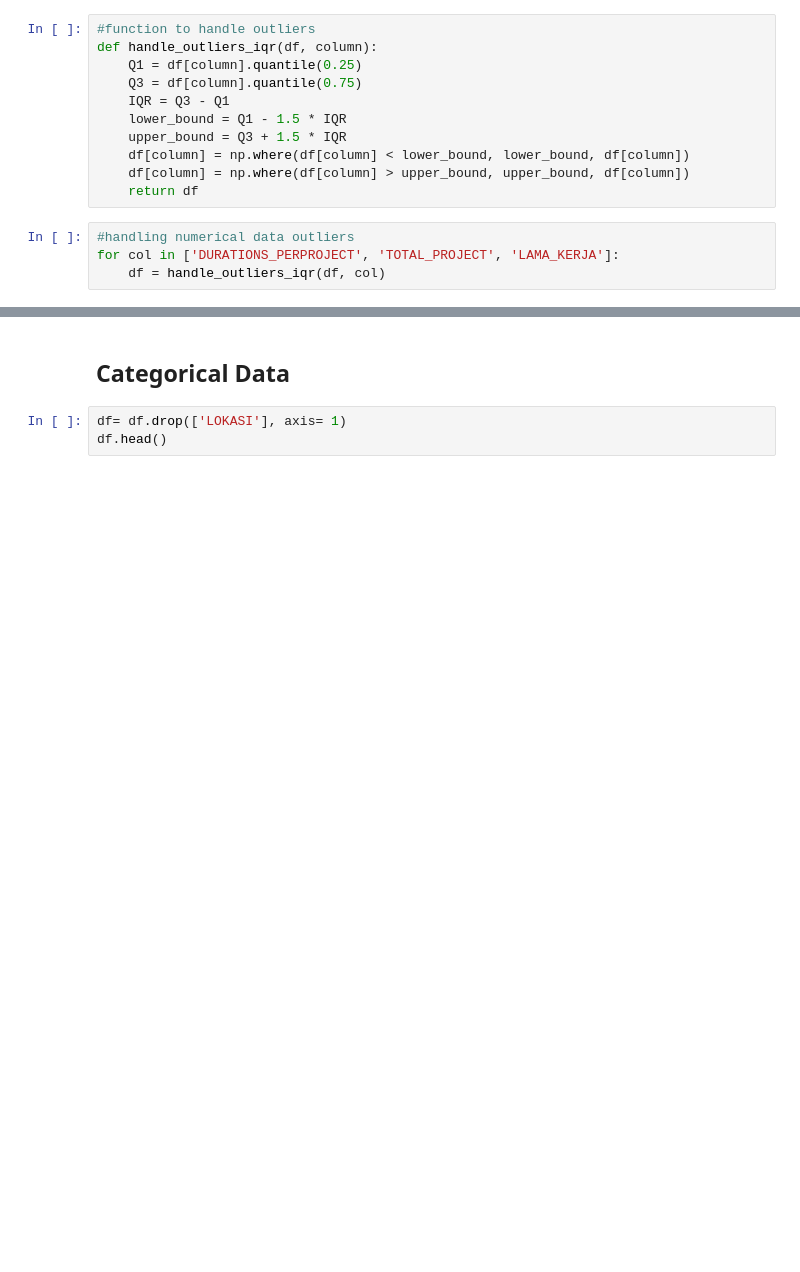
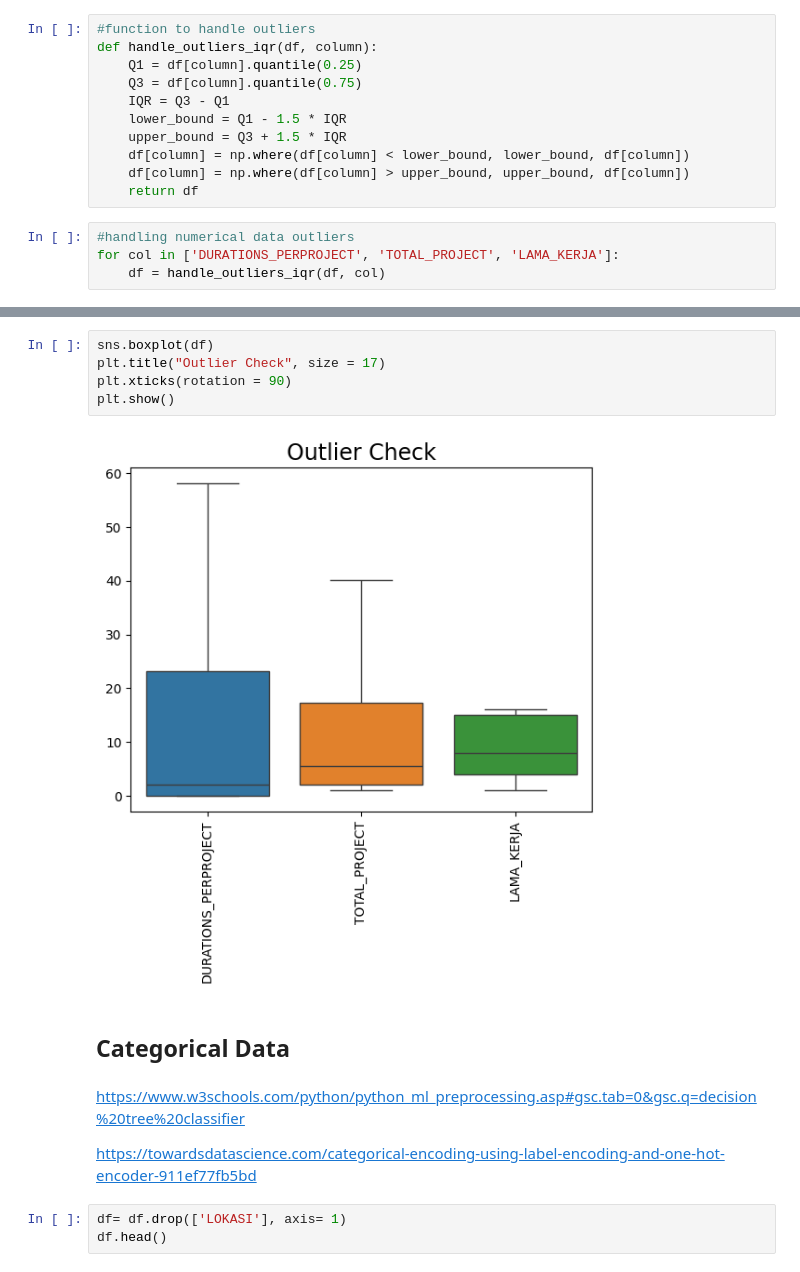
Before and after one commit to ghinamf/Data-Analyst_PKL, a Jupyter notebook: code/LK.ipynb, the cells around one changed output, grey strips where cells are left out. Saved outputs shown, nothing was run; the diff lists cells and outputs as text; blank space fills up the shorter version.

```diff
--- a/code/LK.ipynb
+++ b/code/LK.ipynb
@@ -130,8 +130,19 @@ df
 | 37 | 0.000 | 23.000 | Tetap | 4.0 | DMS | B2-MI | Malang Madani | Perekayasa Utama |
 | 38 | 1.000 | 20.000 | Tetap | 5.0 | DIP | B2-MI | Malang Madani | Perekayasa Madya |
 | 39 | 0.000 | 11.000 | Tetap | 16.0 | DIP | C3 | Malang | Pimpinan Muda |
+# %%
+sns.boxplot(df)
+plt.title("Outlier Check", size = 17)
+plt.xticks(rotation = 90)
+plt.show()
+# %% [output]
+[figure, added]
 # %% [markdown]
 ## Categorical Data
+# %% [markdown]
+https://www.w3schools.com/python/python_ml_preprocessing.asp#gsc.tab=0&gsc.q=decision%20tree%20classifier
+
+https://towardsdatascience.com/categorical-encoding-using-label-encoding-and-one-hot-encoder-911ef77fb5bd
 # %%
 df= df.drop(['LOKASI'], axis= 1)
 df.head()
```
Also changed, not shown: parts of 16 cells of this notebook, 10 other files.
